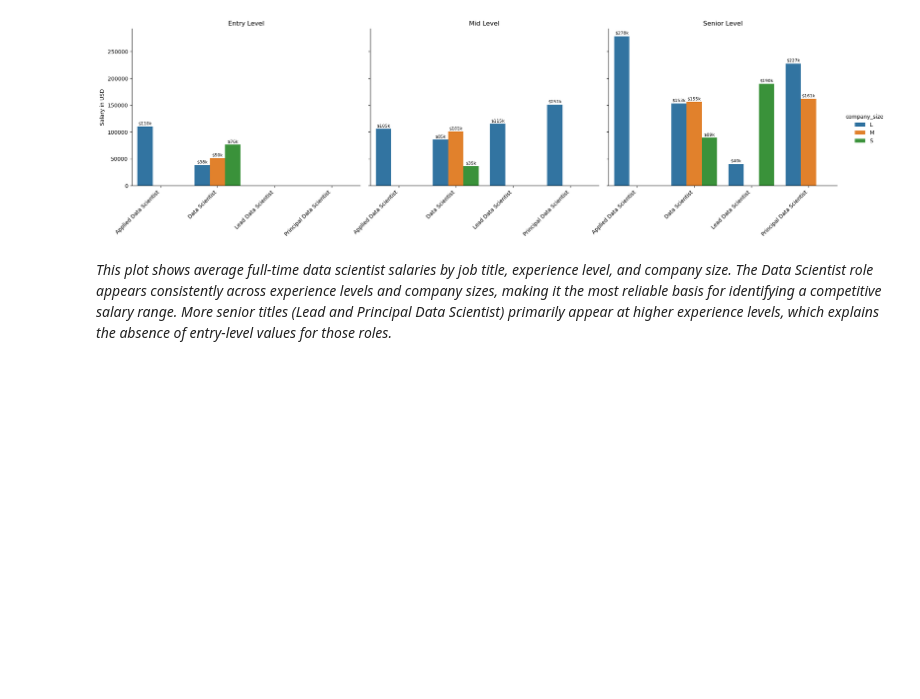
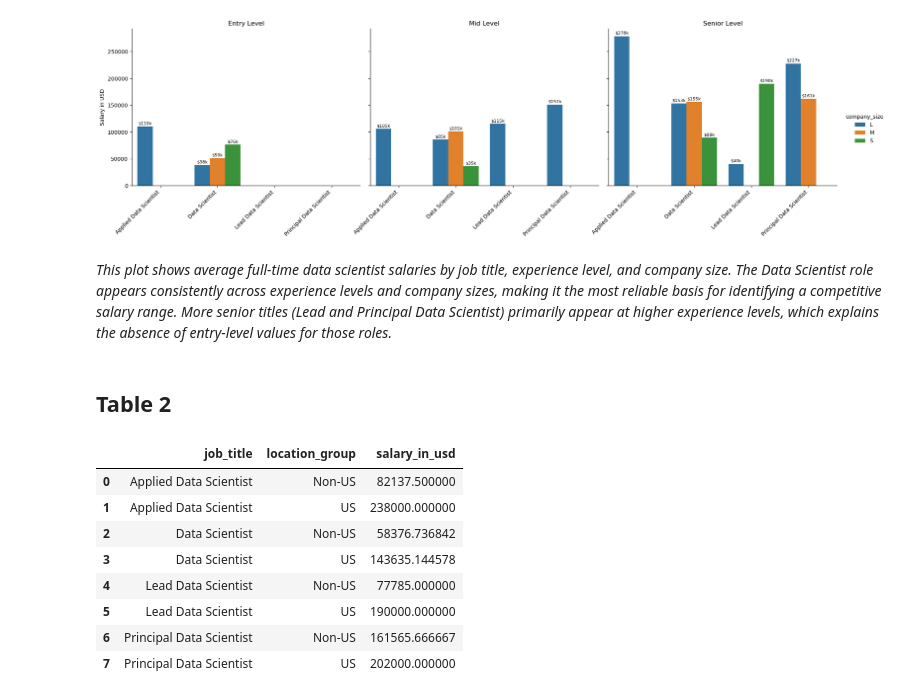
Before and after one commit to Evebarr20/DSE5002_Project1, a Jupyter notebook: Project_01.ipynb, the cells around one changed output. Saved outputs shown, nothing was run; the diff lists cells and outputs as text; code cells hidden in the pictures; blank space fills up the shorter version.

Commit message:
Finish table 2

```diff
--- a/Project_01.ipynb
+++ b/Project_01.ipynb
@@ -618,3 +617,39 @@ salary_facet_grid.set_axis_labels("", "Salary in USD")
 [figure]
 # %% [markdown]
 *This plot shows average full-time data scientist salaries by job title, experience level, and company size. The Data Scientist role appears consistently across experience levels and company sizes, making it the most reliable basis for identifying a competitive salary range. More senior titles (Lead and Principal Data Scientist) primarily appear at higher experience levels, which explains the absence of entry-level values for those roles.*
+# %% [markdown]
+## Table 2
+# %%
+# create copy of original data frame
+location_df = ds_df.copy()
+
+# filter job titles
+location_df = location_df[location_df['job_title'].str.contains('Data Scientist')]
+# filter employment_type
+location_df = location_df[location_df['employment_type'] == 'FT']
+
+# separate us salaries and Nonus salaries
+location_df["location_group"] = np.where(
+    location_df["company_location"] == "US",
+    "US",
+    "Non-US"
+)
+location_df_avg = (location_df
+    .groupby(["job_title", "location_group"], observed = True)["salary_in_usd"]
+    .mean()
+    .reset_index())
+
+# remove unused categories
+location_df["job_title"] = location_df["job_title"].cat.remove_unused_categories()
+
+location_df_avg
+# %% [output]
+|  | job_title | location_group | salary_in_usd |
+| 0 | Applied Data Scientist | Non-US | 82137.500000 |
+| 1 | Applied Data Scientist | US | 238000.000000 |
+| 2 | Data Scientist | Non-US | 58376.736842 |
+| 3 | Data Scientist | US | 143635.144578 |
+| 4 | Lead Data Scientist | Non-US | 77785.000000 |
+| 5 | Lead Data Scientist | US | 190000.000000 |
+| 6 | Principal Data Scientist | Non-US | 161565.666667 |
+| 7 | Principal Data Scientist | US | 202000.000000 |
```
Also changed, not shown: parts of 22 cells of this notebook.
